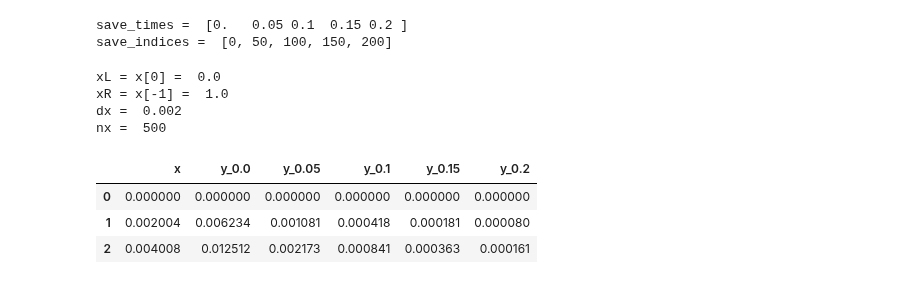
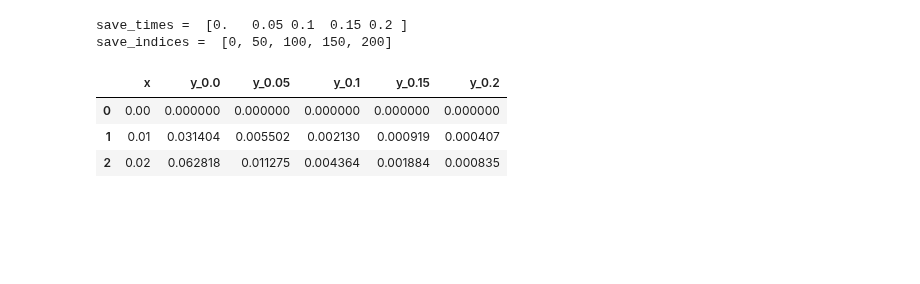
Before and after one commit to Tahimi/FiniteDiferenceMethod, a Jupyter notebook: animated1DConvDiff_analyticalSolution2.ipynb, the cells around one changed output. Drawn from its saved outputs; the diff is of its cells as text; code cells hidden in the pictures; blank space fills up the shorter version.

```diff
--- a/animated1DConvDiff_analyticalSolution2.ipynb
+++ b/animated1DConvDiff_analyticalSolution2.ipynb
@@ -23,39 +51,18 @@ stepsNbr =  200
 # %%
-# definig the time instants for the saving of y
+# time instants for the saving of y
 import numpy as np
 
-delIdx = int(stepsNbr/4) # define saving frequency
-sim_times = np.arange(tL, tR+dt, dt)
-save_times = sim_times[range(0, len(sim_times), delIdx)]
+delIdx = int(len(t)/4) # saving frequency
+save_times = t[range(0, len(t), delIdx)]
 
 closest_idx = lambda val, arr: np.abs(arr - val).argmin()
-save_indices = [closest_idx(t, sim_times) for t in save_times]
+save_indices = [closest_idx(save_time, t) for save_time in save_times]
 
 print('save_times = ', save_times, '\n'
       'save_indices = ', save_indices)
 # %% [output]
 save_times =  [0.   0.05 0.1  0.15 0.2 ]
 save_indices =  [0, 50, 100, 150, 200]
-# %%
-# space discretization
-import numpy as np
-
-xL = 0.0
-delX = 1.0
-xR = xL + delX
-nx = 500
-dx = delX/nx
-x = np.linspace(xL, xR, nx)
-
-print('xL = x[0] = ', x[0], '\n'
-      'xR = x[-1] = ', x[-1], '\n'
-      'dx = ', dx, '\n'
-      'nx = ', nx)
-# %% [output]
-xL = x[0] =  0.0
-xR = x[-1] =  1.0
-dx =  0.002
-nx =  500
 # %%
 # setting diffusion and covection parameters
 
@@ -80,7 +82,10 @@ def f(x):
 # %%
-# defining the analytical solution
 import scipy.integrate
 
+# unkown's initial distribution
+f = lambda x: np.sin(np.pi*x/delX)
+
+# analytical solution
 def u(x, t, beta):
     sum = 0
     for i in N:
@@ -91,20 +96,19 @@ def u(x, t, beta):
 # %%
 # Loop over time, calculate y and save it at save_times
 import pandas as pd
 
 df = pd.DataFrame(data={'x':x})
-tSTR = lambda t: str(round(t,3))
-for i, t in enumerate(sim_times):
-    y = u(x, t, beta)
+tiSTR = lambda ti: str(round(ti,3))
+for i, ti in enumerate(t):
+    y = u(x, ti, beta)
     if i in save_indices:
-        df[f'y_{tSTR(t)}'] = y
+        df[f'y_{tiSTR(ti)}'] = y
+df.head(3)
+# %% [output]
+|  | x | y_0.0 | y_0.05 | y_0.1 | y_0.15 | y_0.2 |
+| 0 | 0.00 | 0.000000 | 0.000000 | 0.000000 | 0.000000 | 0.000000 |
+| 1 | 0.01 | 0.031404 | 0.005502 | 0.002130 | 0.000919 | 0.000407 |
+| 2 | 0.02 | 0.062818 | 0.011275 | 0.004364 | 0.001884 | 0.000835 |
-# %%
-df.head(3)
-# %% [output]
-|  | x | y_0.0 | y_0.05 | y_0.1 | y_0.15 | y_0.2 |
-| 0 | 0.000000 | 0.000000 | 0.000000 | 0.000000 | 0.000000 | 0.000000 |
-| 1 | 0.002004 | 0.006234 | 0.001081 | 0.000418 | 0.000181 | 0.000080 |
-| 2 | 0.004008 | 0.012512 | 0.002173 | 0.000841 | 0.000363 | 0.000161 |
 # %%
 # producing the animation
 import matplotlib.pyplot as plt
```
Also changed, not shown: parts of 4 cells of this notebook.
